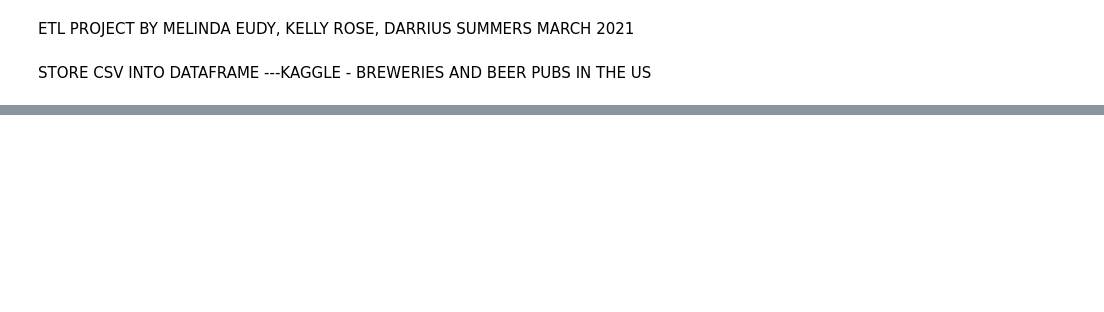
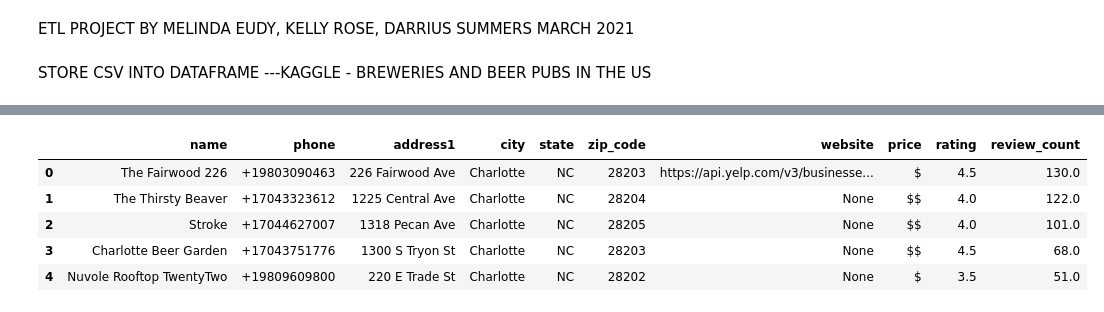
Before and after one commit to melindaeudy/ETL-Project, a Jupyter notebook: ETL.ipynb, the cells around one changed output, grey strips where cells are left out. Saved outputs shown, nothing was run; the diff lists cells and outputs as text; code cells hidden in the pictures; blank space fills up the shorter version.

```diff
--- a/ETL.ipynb
+++ b/ETL.ipynb
@@ -187,0 +265,3 @@ for row in response['businesses']:
+# %%
+rds_connection_string = "postgres:Bly$$2@localhost:5432/Brews_db"
+engine = create_engine(f'postgresql://{rds_connection_string}')
@@ -187,0 +287,9 @@ for row in response['businesses']:
+# %%
+pd.read_sql_query('select * from bars_nc', con=engine).head()
+# %% [output]
+|  | name | phone | address1 | city | state | zip_code | website | price | rating | review_count |
+| 0 | The Fairwood 226 | +19803090463 | 226 Fairwood Ave | Charlotte | NC | 28203 | https://api.yelp.com/v3/businesse... | $ | 4.5 | 130.0 |
+| 1 | The Thirsty Beaver | +17043323612 | 1225 Central Ave | Charlotte | NC | 28204 | None | $$ | 4.0 | 122.0 |
+| 2 | Stroke | +17044627007 | 1318 Pecan Ave | Charlotte | NC | 28205 | None | $$ | 4.0 | 101.0 |
+| 3 | Charlotte Beer Garden | +17043751776 | 1300 S Tryon St | Charlotte | NC | 28203 | None | $$ | 4.5 | 68.0 |
+| 4 | Nuvole Rooftop TwentyTwo | +19809609800 | 220 E Trade St | Charlotte | NC | 28202 | None | $ | 3.5 | 51.0 |
```
Also changed, not shown: parts of 24 cells of this notebook, 2 other files.
